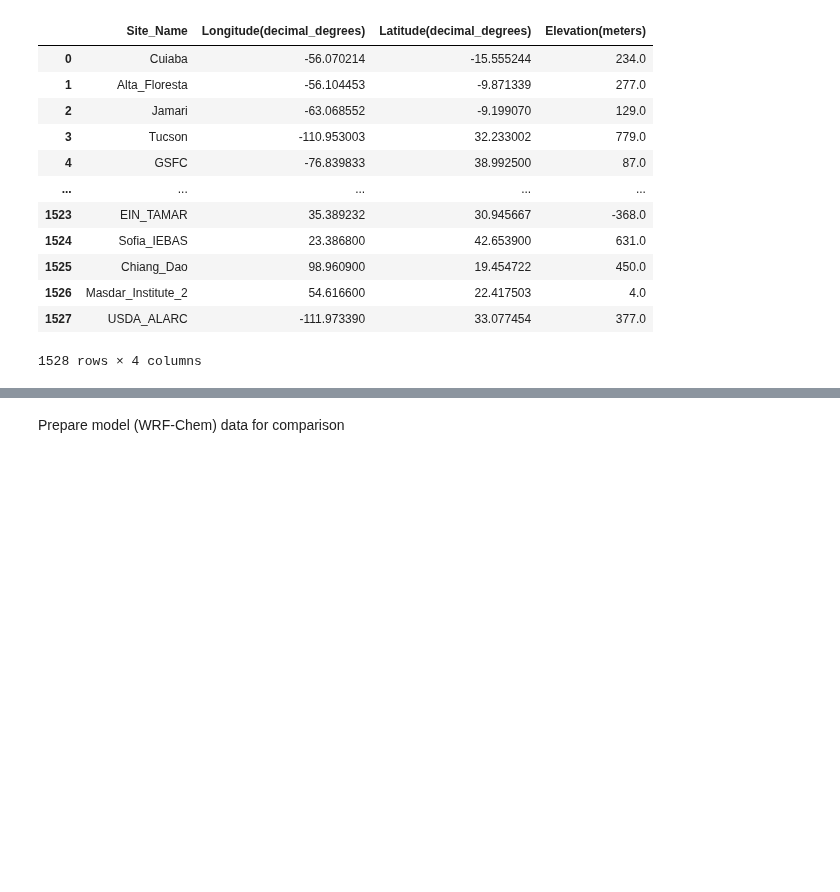
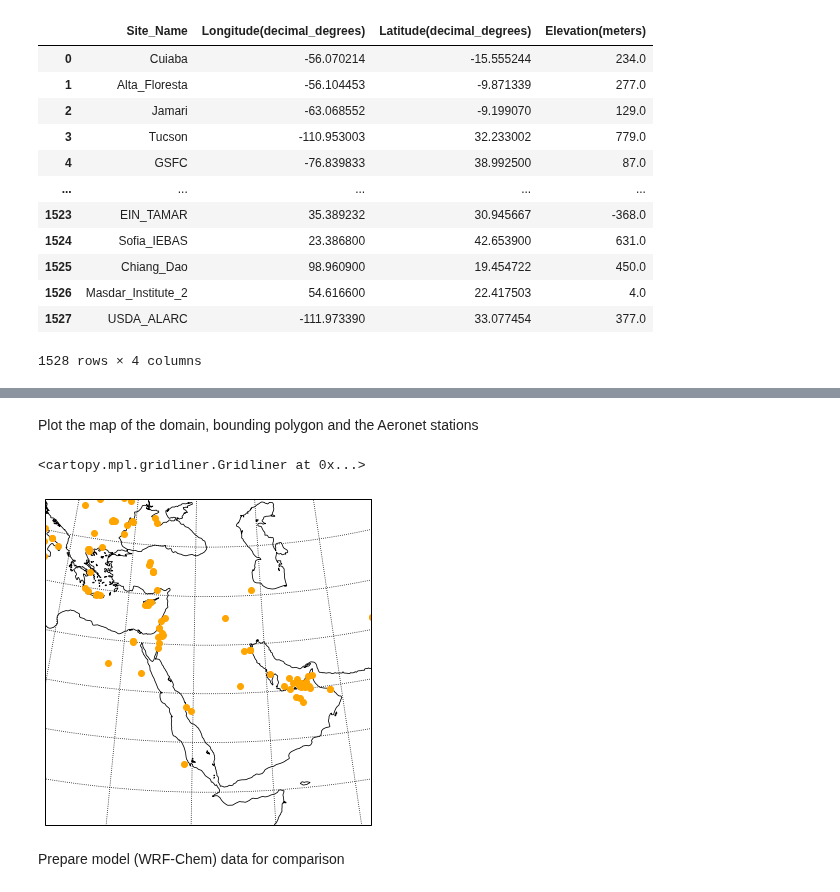
Before and after one commit to SeregaOsipov/ClimPy, a Jupyter notebook: examples/aeronet_examples.ipynb, the cells around one changed output, grey strips where cells are left out. Cells and saved outputs as stored; diff of their text form; code cells hidden in the pictures; blank space fills up the shorter version.

```diff
--- a/examples/aeronet_examples.ipynb
+++ b/examples/aeronet_examples.ipynb
@@ -119,2 +150,33 @@ stations_inside_domain
+# %% [markdown]
+Plot the map of the domain, bounding polygon and the Aeronet stations
+# %%
+# import to work with WRF output
+import wrf as wrf  # wrf-python library https://wrf-python.readthedocs.io/en/latest/
+from cartopy.feature import NaturalEarthFeature
+import cartopy.crs as crs
+import climpy.wrf_utils as wrf_utils
+import climpy.grid_utils as grid
+
+fig = plt.figure(figsize=(12,6))
+# Set the GeoAxes to the projection used by WRF
+cart_proj = wrf.get_cartopy(wrfin=nc)
+ax = plt.axes(projection=cart_proj)
+ax.coastlines('50m', linewidth=0.8)
+
+ax.plot(stations_inside_domain['Longitude(decimal_degrees)'],
+         stations_inside_domain['Latitude(decimal_degrees)'],
+         color='orange', marker='o', linewidth=0,
+         transform=crs.PlateCarree(),
+         )
+
+# Set the map bounds
+ax.set_xlim(wrf.cartopy_xlim(wrfin=nc))
+ax.set_ylim(wrf.cartopy_ylim(wrfin=nc))
+
+# Add the gridlines
+ax.gridlines(color="black", linestyle="dotted")
+# %% [output]
+<cartopy.mpl.gridliner.Gridliner at 0x...>
+[figure, added]
 # %% [markdown]
 Prepare model (WRF-Chem) data for comparison
```
Also changed, not shown: parts of 26 cells of this notebook, 4 other files.
